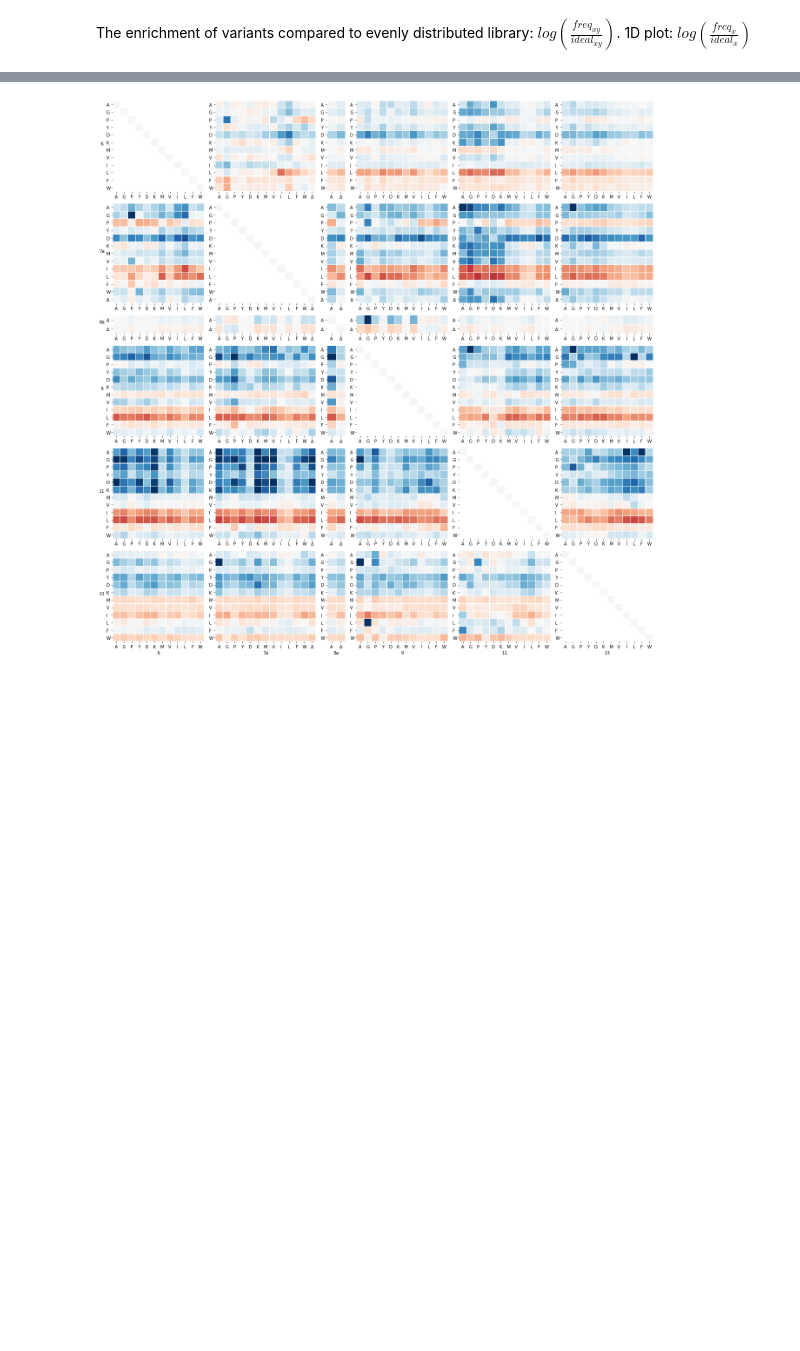
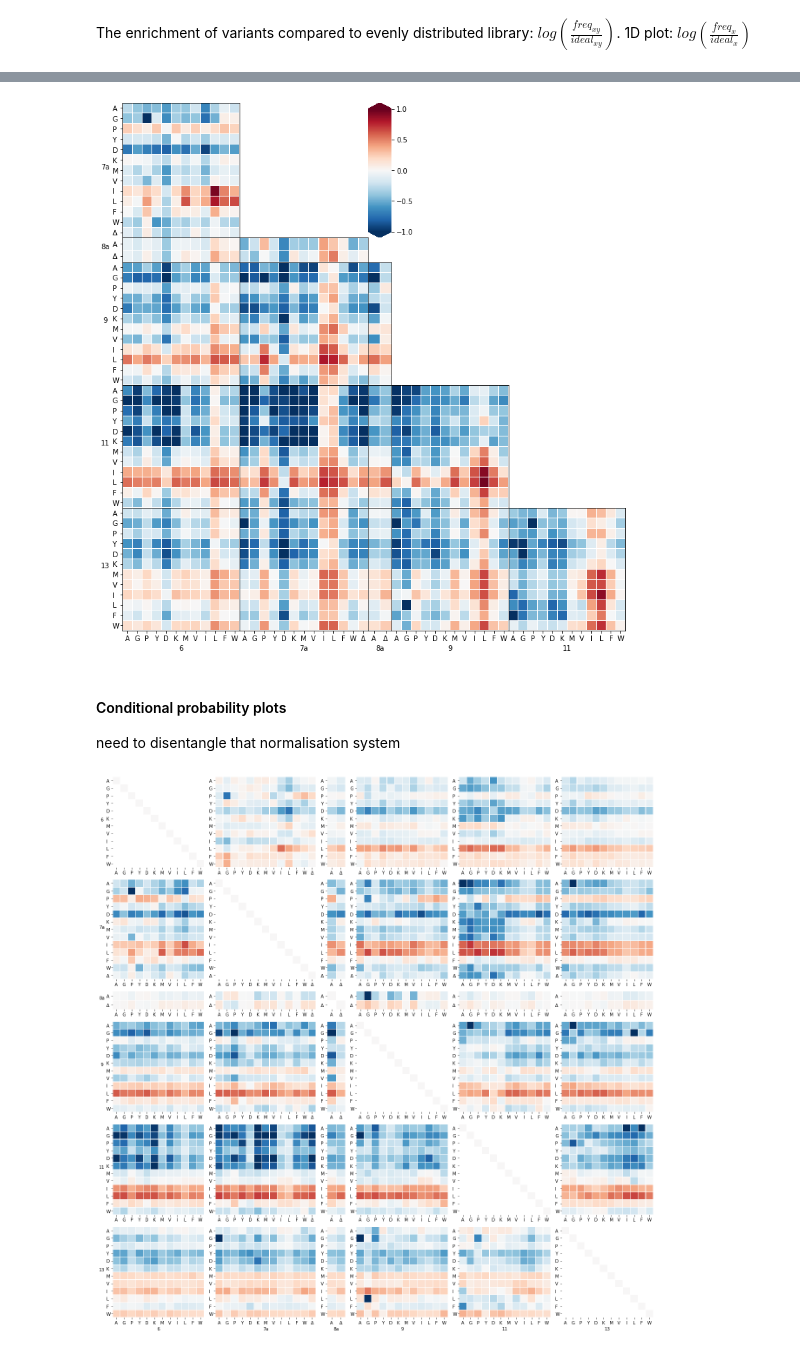
Before and after one commit to MayaPetek/InDelScanner, a Jupyter notebook: Results_Remkes/Heatmaps.ipynb, the cells around one changed output, grey strips where cells are left out. Cells and saved outputs as stored; diff of their text form; code cells hidden in the pictures; blank space fills up the shorter version.

```diff
--- a/Results_Remkes/Heatmaps.ipynb
+++ b/Results_Remkes/Heatmaps.ipynb
@@ -285,3 +336,11 @@ The enrichment of variants compared to evenly distributed library: $log(\frac{fr
+# %%
+cross_enrichment_plot((-1,1), np.log2, 'Joint_enrichment_log2_-1to1.svg')
+# %% [output]
+[figure, added]
+# %% [markdown]
+#### Conditional probability plots
+
+need to disentangle that normalisation system
 # %%
 log_col_dfs = {}
 
```
Also changed, not shown: parts of 29 cells of this notebook.
